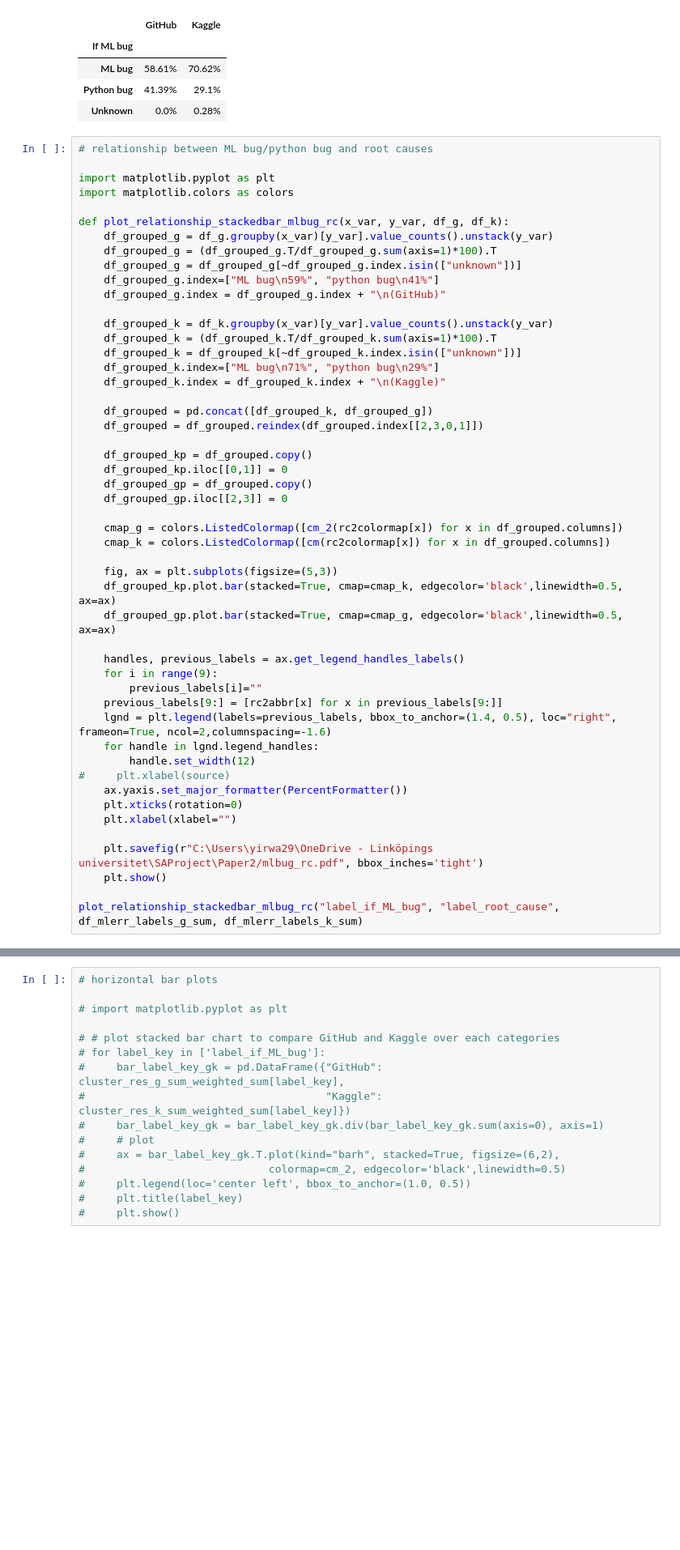
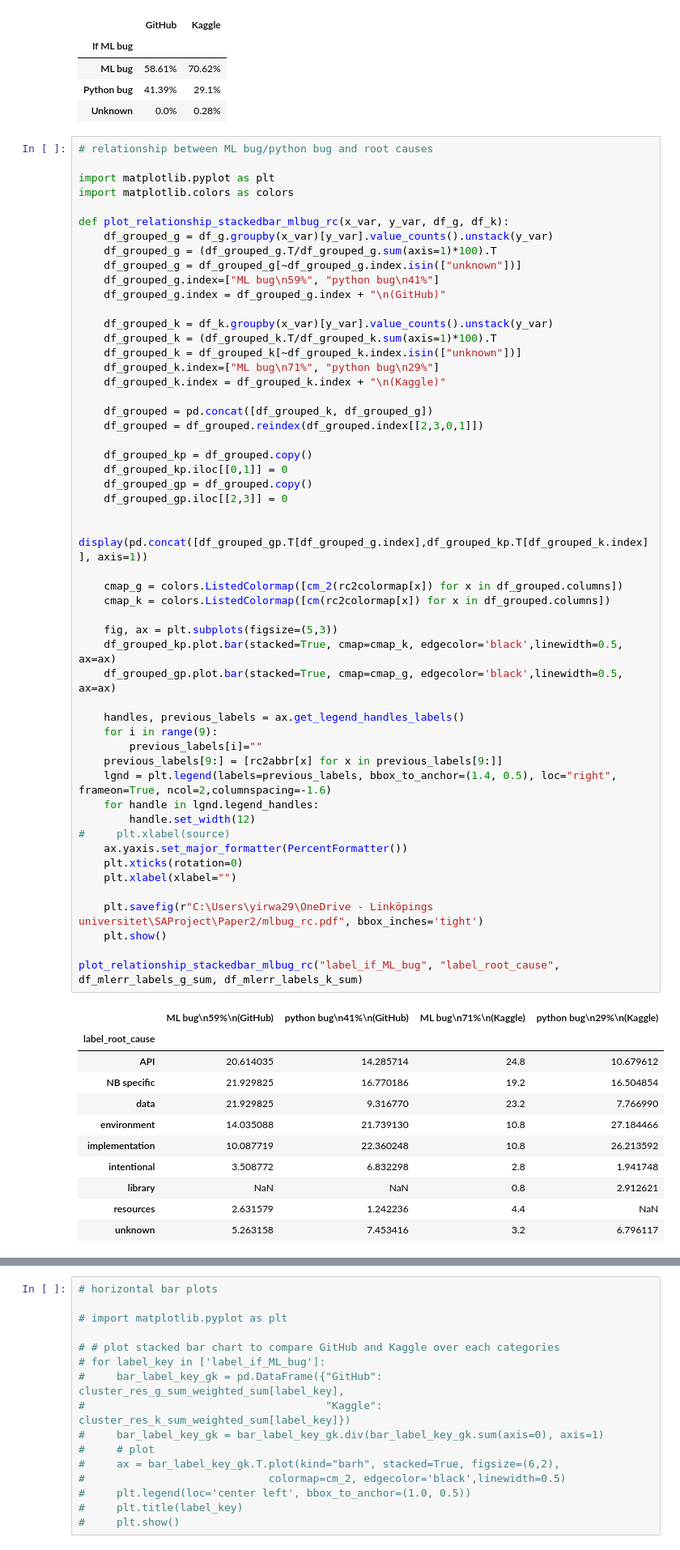
Before and after one commit to PELAB-LiU/jupyter_nbs_empirical, a Jupyter notebook: notebook_error_analysis-manual_labels_plots_rqs.ipynb, the cells around one changed output, grey strips where cells are left out. Shown at 81% size. Saved outputs shown, nothing was run; the diff lists cells and outputs as text; blank space fills up the shorter version.

```diff
--- a/notebook_error_analysis-manual_labels_plots_rqs.ipynb
+++ b/notebook_error_analysis-manual_labels_plots_rqs.ipynb
@@ -398,33 +422,46 @@ def plot_relationship_stackedbar_mlbug_rc(x_var, y_var, df_g, df_k):
 
     df_grouped_kp = df_grouped.copy()
     df_grouped_kp.iloc[[0,1]] = 0
     df_grouped_gp = df_grouped.copy()
     df_grouped_gp.iloc[[2,3]] = 0
 
+    display(pd.concat([df_grouped_gp.T[df_grouped_g.index],df_grouped_kp.T[df_grouped_k.index]], axis=1))
+
     cmap_g = colors.ListedColormap([cm_2(rc2colormap[x]) for x in df_grouped.columns])
     cmap_k = colors.ListedColormap([cm(rc2colormap[x]) for x in df_grouped.columns])
 
     fig, ax = plt.subplots(figsize=(5,3))
     df_grouped_kp.plot.bar(stacked=True, cmap=cmap_k, edgecolor='black',linewidth=0.5, ax=ax)
     df_grouped_gp.plot.bar(stacked=True, cmap=cmap_g, edgecolor='black',linewidth=0.5, ax=ax)
 
     handles, previous_labels = ax.get_legend_handles_labels()
     for i in range(9):
         previous_labels[i]=""
     previous_labels[9:] = [rc2abbr[x] for x in previous_labels[9:]]
     lgnd = plt.legend(labels=previous_labels, bbox_to_anchor=(1.4, 0.5), loc="right", frameon=True, ncol=2,columnspacing=-1.6)
     for handle in lgnd.legend_handles:
         handle.set_width(12)
 #     plt.xlabel(source)
     ax.yaxis.set_major_formatter(PercentFormatter())
     plt.xticks(rotation=0)
     plt.xlabel(xlabel="")
 
     plt.savefig(r"C:\Users\yirwa29\OneDrive - Linköpings universitet\SAProject\Paper2/mlbug_rc.pdf", bbox_inches='tight')
     plt.show()
 
 plot_relationship_stackedbar_mlbug_rc("label_if_ML_bug", "label_root_cause", df_mlerr_labels_g_sum, df_mlerr_labels_k_sum)
 # %% [output]
+|  | ML bug\n59%\n(GitHub) | python bug\n41%\n(GitHub) | ML bug\n71%\n(Kaggle) | python bug\n29%\n(Kaggle) |
+| label_root_cause |  |  |  |  |
+| API | 20.614035 | 14.285714 | 24.8 | 10.679612 |
+| NB specific | 21.929825 | 16.770186 | 19.2 | 16.504854 |
+| data | 21.929825 | 9.316770 | 23.2 | 7.766990 |
+| environment | 14.035088 | 21.739130 | 10.8 | 27.184466 |
+| implementation | 10.087719 | 22.360248 | 10.8 | 26.213592 |
+| intentional | 3.508772 | 6.832298 | 2.8 | 1.941748 |
+| library | NaN | NaN | 0.8 | 2.912621 |
+| resources | 2.631579 | 1.242236 | 4.4 | NaN |
+| unknown | 5.263158 | 7.453416 | 3.2 | 6.796117 |
 [figure]
 # %%
 # horizontal bar plots
```
Also changed, not shown: parts of 4 cells of this notebook, 1 other file.
